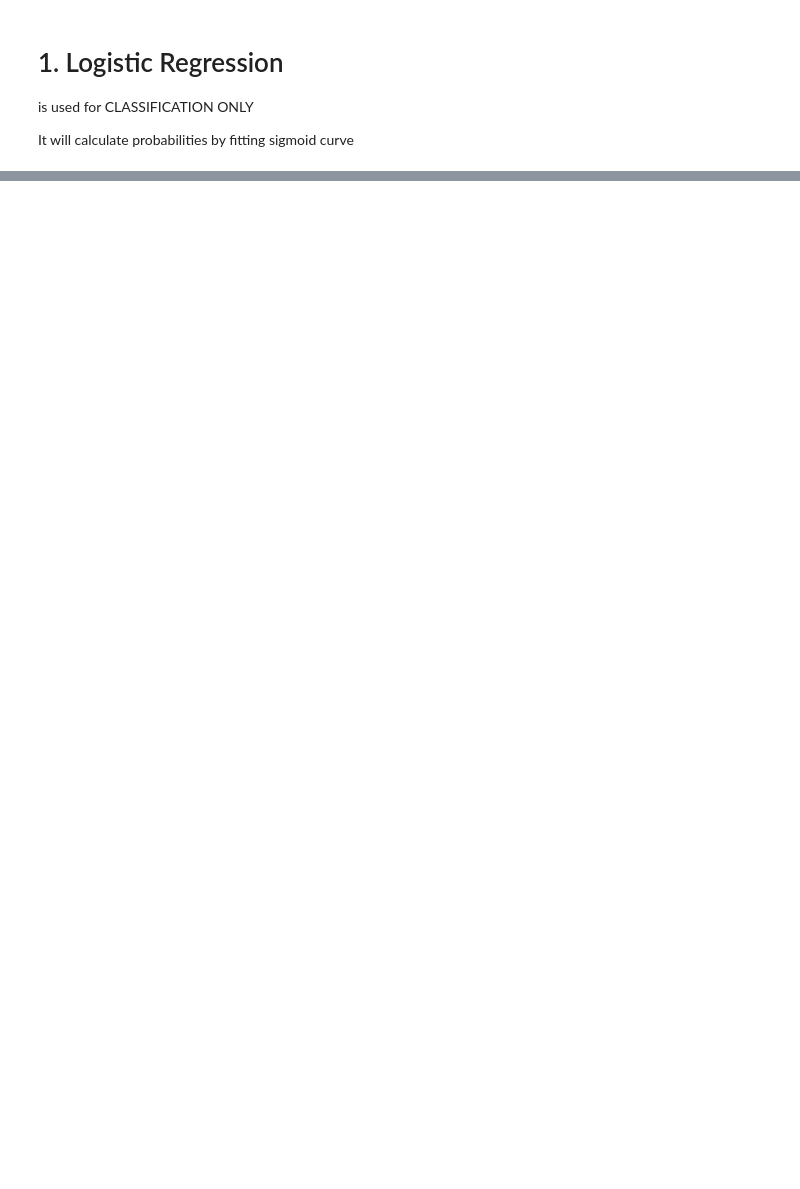
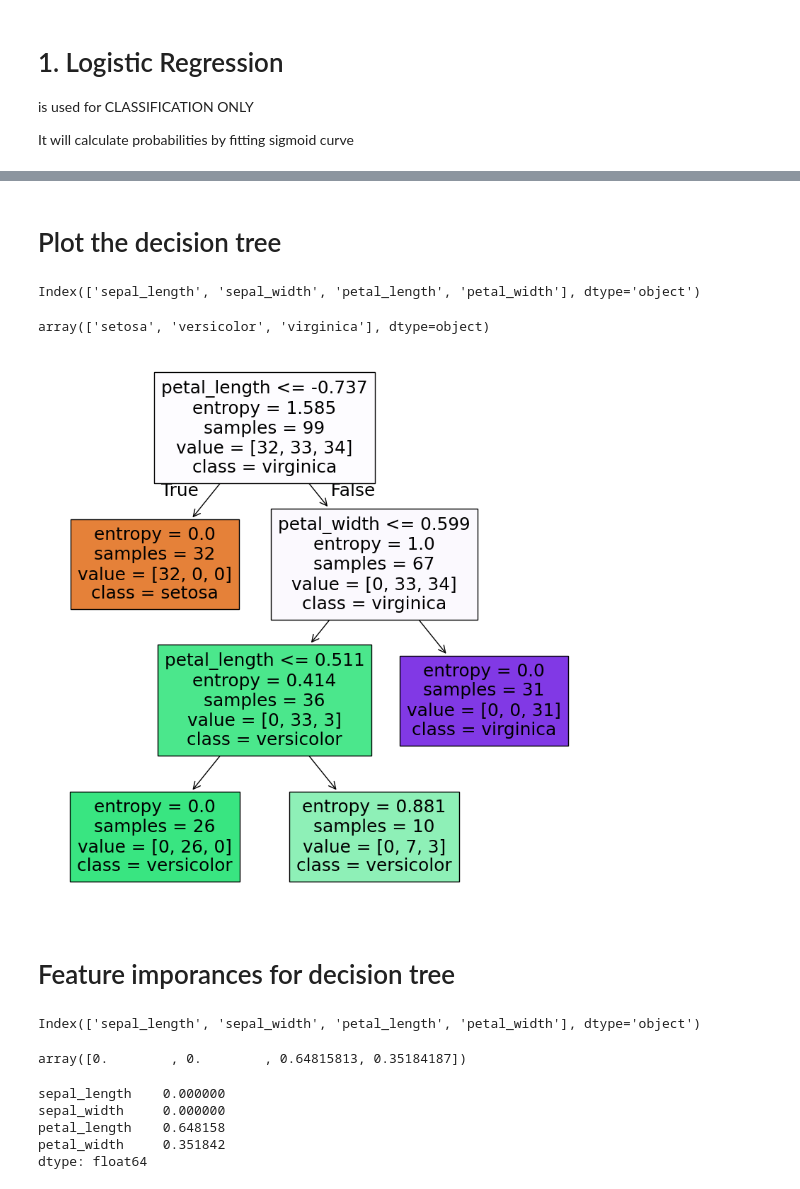
Before and after one commit to Aparna786711/machine_learning, a Jupyter notebook: 07 Logistic Regression and Decision Tree classification/Logistic_Decision.ipynb, the cells around one changed output, grey strips where cells are left out. Cells and saved outputs as stored; diff of their text form; code cells hidden in the pictures; blank space fills up the shorter version.

```diff
--- a/07 Logistic Regression and Decision Tree classification/Logistic_Decision.ipynb
+++ b/07 Logistic Regression and Decision Tree classification/Logistic_Decision.ipynb
@@ -13,0 +573,10 @@ operable program or batch file.
+# %% [markdown]
+# Plot the decision tree
+# %%
+xtrain.columns
+# %% [output]
+Index(['sepal_length', 'sepal_width', 'petal_length', 'petal_width'], dtype='object')
+# %%
+best_dtc.classes_
+# %% [output]
+array(['setosa', 'versicolor', 'virginica'], dtype=object)
@@ -13,0 +586,27 @@ operable program or batch file.
+# %%
+plt.figure(figsize=(10, 10))
+plot_tree(
+    best_dtc, feature_names=xtrain.columns, class_names=best_dtc.classes_, filled=True
+)
+plt.show()
+# %% [output]
+[figure, added]
+# %% [markdown]
+# Feature imporances for decision tree
+# %%
+xtrain.columns
+# %% [output]
+Index(['sepal_length', 'sepal_width', 'petal_length', 'petal_width'], dtype='object')
+# %%
+best_dtc.feature_importances_
+# %% [output]
+array([0.        , 0.        , 0.64815813, 0.35184187])
+# %%
+imp = pd.Series(best_dtc.feature_importances_, index=xtrain.columns)
+imp
+# %% [output]
+sepal_length    0.000000
+sepal_width     0.000000
+petal_length    0.648158
+petal_width     0.351842
+dtype: float64
```
Also changed, not shown: parts of 112 cells of this notebook, 5 other files.
